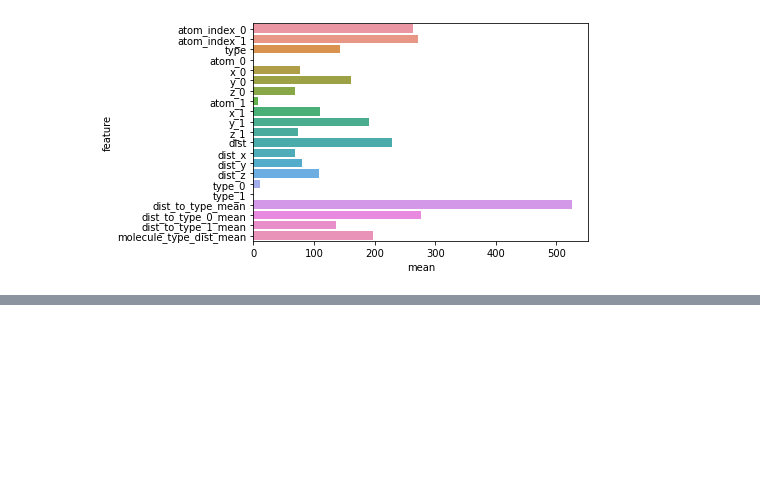
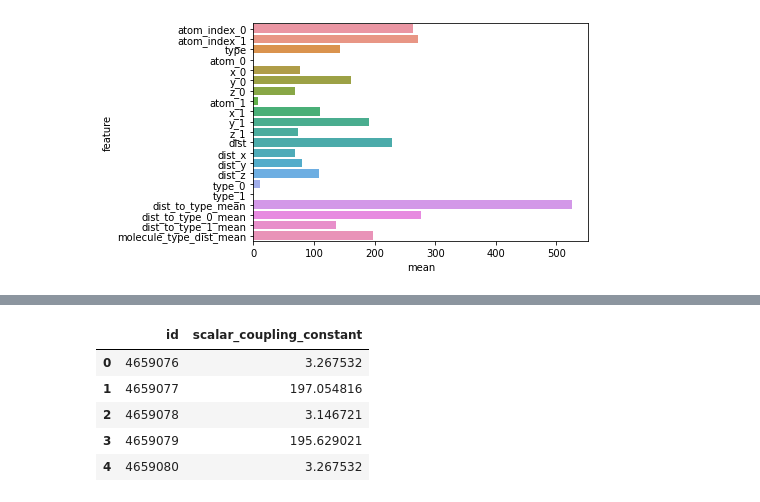
Before and after one commit to akiabe/kaggle_predict-molecular-properties, a Jupyter notebook: notebooks/beseline.ipynb, the cells around one changed output, grey strips where cells are left out. Saved outputs shown, nothing was run; the diff lists cells and outputs as text; code cells hidden in the pictures; blank space fills up the shorter version.

```diff
--- a/notebooks/beseline.ipynb
+++ b/notebooks/beseline.ipynb
@@ -617,0 +612,9 @@ TypeError: unsupported operand type(s) for +: 'NoneType' and 'NoneType'
+# %%
+predict_fold0.head()
+# %% [output]
+|  | id | scalar_coupling_constant |
+| 0 | 4659076 | 3.267532 |
+| 1 | 4659077 | 197.054816 |
+| 2 | 4659078 | 3.146721 |
+| 3 | 4659079 | 195.629021 |
+| 4 | 4659080 | 3.267532 |
```
Also changed, not shown: parts of 12 cells of this notebook.
